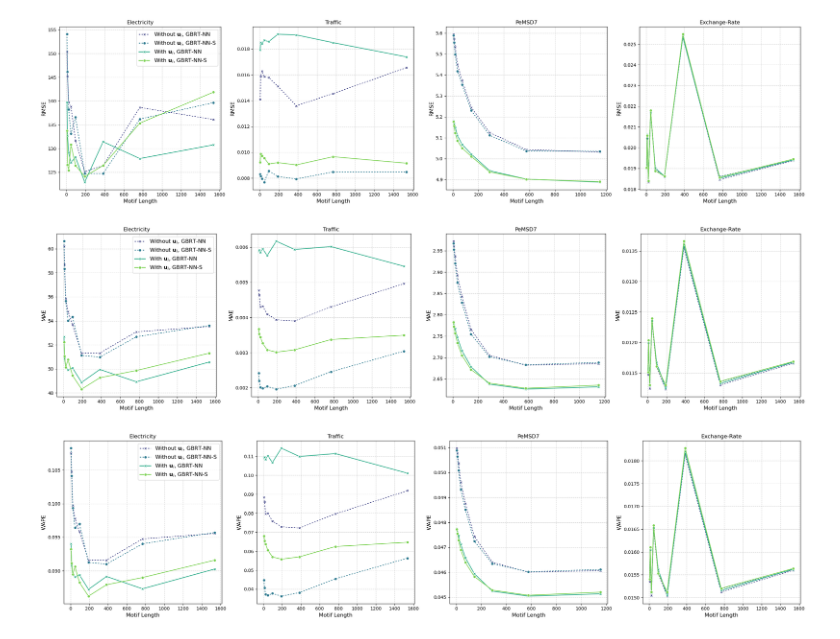
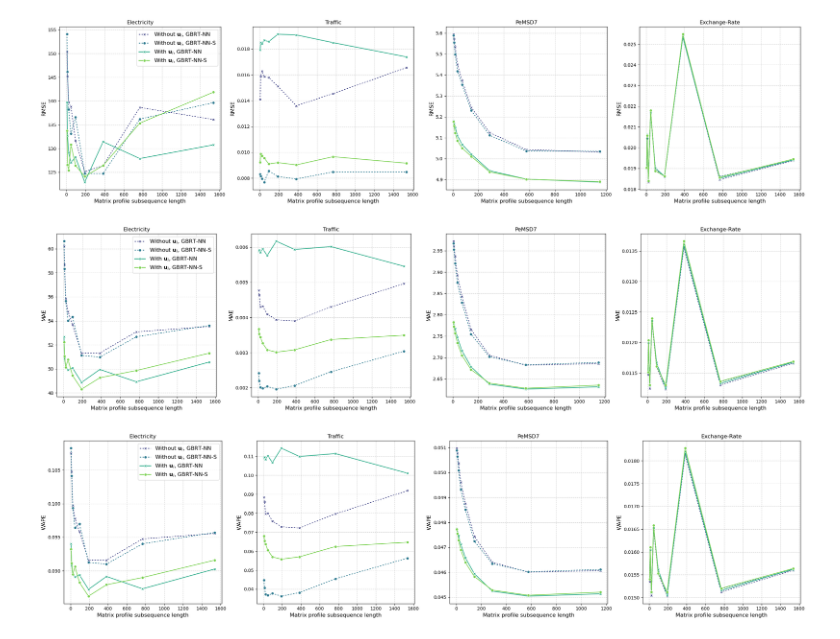
Before and after one commit to colemanyu/matrix-profile-motif-forecasting, a Jupyter notebook: python/plot_motif_length.ipynb, the cells around one changed output. Saved outputs shown, nothing was run; the diff lists cells and outputs as text; code cells hidden in the pictures.

Commit message:
Update figure x-axis

```diff
--- a/python/plot_motif_length.ipynb
+++ b/python/plot_motif_length.ipynb
@@ -70,37 +70,37 @@ for metric in metrics:
         subset = combined_df[combined_df["dataset"] == ds]
 
         sns.lineplot(
             data=subset,
             x="motif_length",
             y=metric,
             hue="Config",
             style="Config",
             hue_order=hue_order,
             style_order=hue_order,
             markers=markers_map,
             dashes=dashes_map,
             ax=ax,
             palette="viridis",
         )
 
         ax.set_title(f"{ds}")
-        ax.set_xlabel("Motif Length", fontsize="large")
+        ax.set_xlabel("Matrix profile subsequence length", fontsize="large")
         ax.set_ylabel(metric, fontsize="large")
         ax.grid(True, linestyle="--", alpha=0.6)
         if i == 0:
             ax.legend(title="", fontsize="large", loc="upper right")
         else:
             if ax.get_legend():
                 ax.get_legend().remove()
 
     plt.tight_layout()
     if metric == "RMSE" or metric == "MAE":
         plt.savefig(f"../figures/motif_length_trend_analysis_{metric}.pdf")
     plt.show()
 # %% [output]
-[figure, old version]
+[figure, new version]
-[figure, old version]
+[figure, new version]
-[figure, old version]
+[figure, new version]
 # %%
 import datetime
 
```
Also changed, not shown: parts of 1 cell of this notebook, 5 other files.
